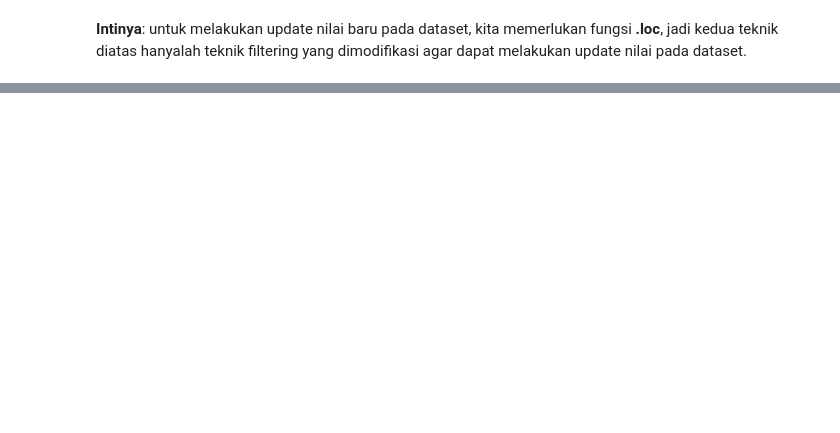
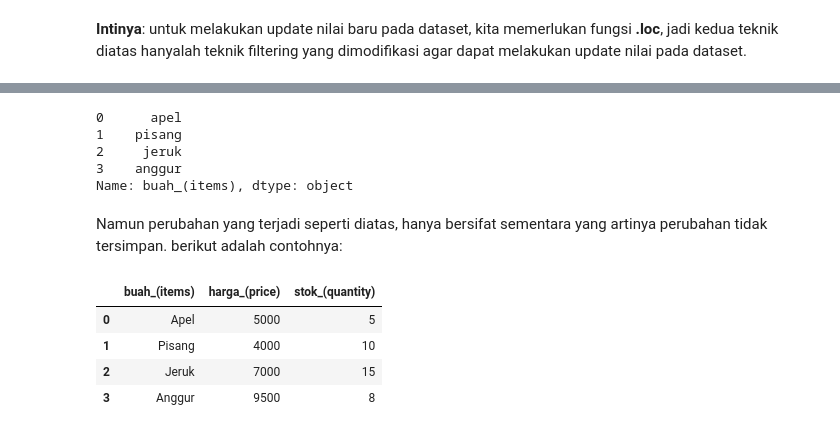
Before and after one commit to Noirio/Catatan-Tutorial-Pandas, a Jupyter notebook: Pandas.ipynb, the cells around one changed output, grey strips where cells are left out. Cells and saved outputs as stored; diff of their text form; code cells hidden in the pictures; blank space fills up the shorter version.

```diff
--- a/Pandas.ipynb
+++ b/Pandas.ipynb
@@ -724,0 +728,18 @@ df
+# %%
+df['buah_(items)'].str.lower()
+# %% [output]
+0      apel
+1    pisang
+2     jeruk
+3    anggur
+Name: buah_(items), dtype: object
+# %% [markdown]
+Namun perubahan yang terjadi seperti diatas, hanya bersifat sementara yang artinya perubahan tidak tersimpan. berikut adalah contohnya:
+# %%
+df
+# %% [output]
+|  | buah_(items) | harga_(price) | stok_(quantity) |
+| 0 | Apel | 5000 | 5 |
+| 1 | Pisang | 4000 | 10 |
+| 2 | Jeruk | 7000 | 15 |
+| 3 | Anggur | 9500 | 8 |
```
Also changed, not shown: parts of 15 cells of this notebook.
